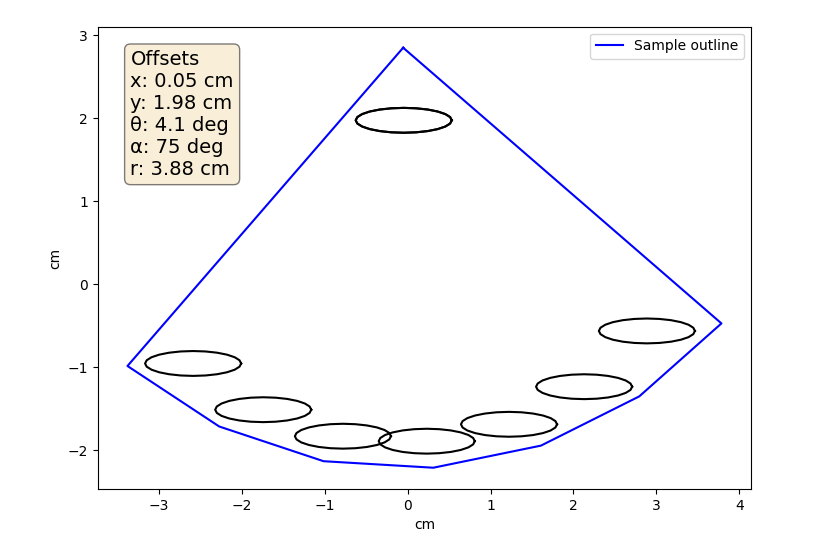
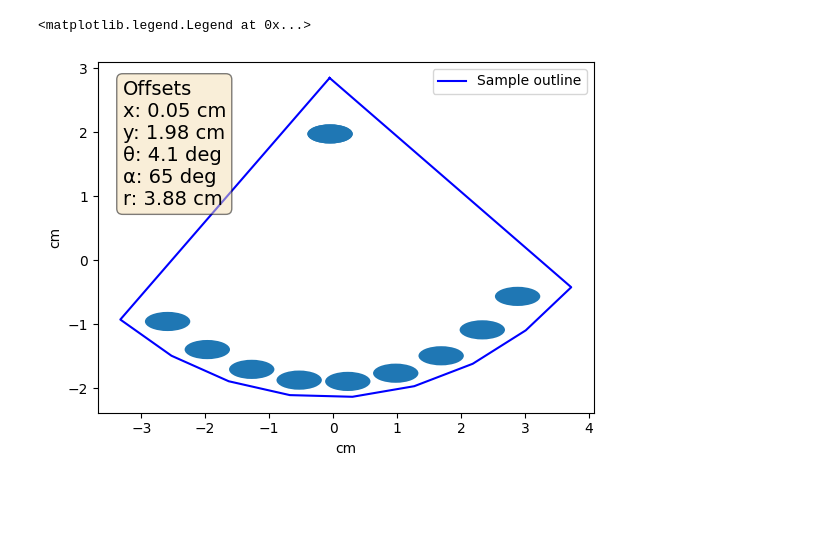
Before and after one commit to brown89/Callipso, a Jupyter notebook: MapGuide.ipynb, the cells around one changed output. Cells and saved outputs as stored; diff of their text form; code cells hidden in the pictures; blank space fills up the shorter version.

```diff
--- a/MapGuide.ipynb
+++ b/MapGuide.ipynb
@@ -8,27 +9,27 @@ from Modules.Beamer import MapPattern, Spot, SpotCollection
 r_pattern = 3.8811
 sector = Sector(
     radius=r_pattern,
-    angle_sweep=90
+    sweep_angle=90
 )
 sector.rotate(225)
 
 # Sample outline
 sample = Sector(
-    radius=2*2.54,
-    angle_sweep=90
+    radius=2*2.5,
+    sweep_angle=90
 )
 sample.rotate(225 + 4.1).translate(-0.0542, 2.8507)
 
 # Spot
-a_inc = 75
-spot = Spot(diameter=0.3, angle_incident=a_inc)
+a_inc = 65
+spot = Spot(beam_diameter=0.3, angle_incident=a_inc)
 print(f"Spot minor: {spot.diameter:.2f} cm, major: {spot.elongation():.2f} cm")
 
 # MapPattern
 xoff = 0.0474
 yoff = 1.9750
 toff = 4.1
-mp = MapPattern(sector.x, sector.y, x_offset=-xoff, y_offset=yoff, theta_offset=toff)
+mp = MapPattern(np.asarray([sector.get_x(), sector.get_y()]), xy_offset=np.array([-xoff, yoff]), theta_offset=toff)
 
 # SpotCollection
 sc = SpotCollection(mp, spot)
@@ -37,30 +47,27 @@ Spot minor: 0.30 cm, major: 1.16 cm
 # %%
-s = 3
-fig, ax = plt.subplots(figsize=(3*s,2*s))
-ax.plot(sample.x, sample.y, '-b', label='Sample outline')
+fig, ax = plt.subplots()
 
-for ell in sc.outlines():
-    ax.plot(ell.x, ell.y, '-k')
-
+ax.plot(sample.get_x(), sample.get_y(), '-b', label='Sample outline')
+sc.plot(ax, as_ellipse=True)
 
 ax.set_xlabel('cm')
 ax.set_ylabel('cm')
 
 textstr = '\n'.join((
     "Offsets",
     f"x: {xoff:.2f} cm",
     f"y: {yoff:.2f} cm",
     f"\u03B8: {toff:.1f} deg",
     f"\u03B1: {a_inc:.0f} deg",
     f"r: {r_pattern:.2f} cm")
 )
 props = dict(boxstyle='round', facecolor='wheat', alpha=0.5)
 ax.text(0.05, 0.95, textstr, transform=ax.transAxes, fontsize=14,
     verticalalignment='top', bbox=props)
 
 ax.set_aspect("equal")
 
-plt.legend()
-plt.show()
+ax.legend()
 # %% [output]
+<matplotlib.legend.Legend at 0x...>
-[figure, old version]
+[figure, new version]
```
Also changed, not shown: parts of 3 cells of this notebook, 5 other files.
